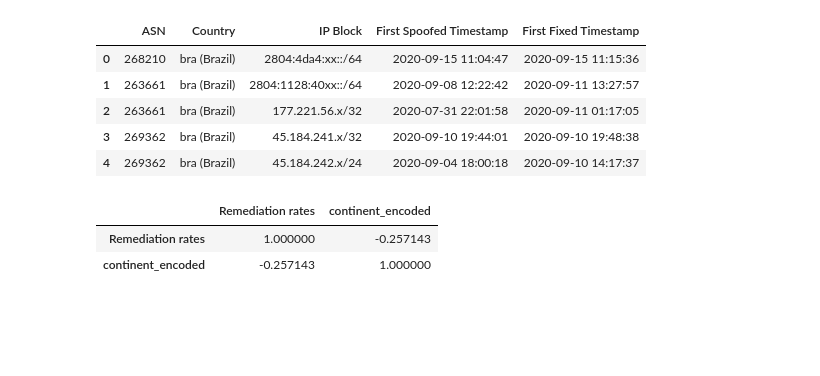
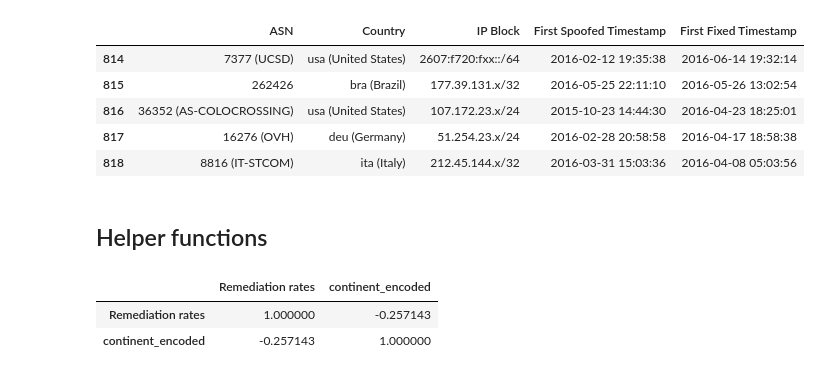
Before and after one commit to astamagg/econ_sec, a Jupyter notebook: Project_3.ipynb, the cells around one changed output. Cells and saved outputs as stored; diff of their text form; code cells hidden in the pictures; blank space fills up the shorter version.

```diff
--- a/Project_3.ipynb
+++ b/Project_3.ipynb
@@ -31,12 +35,11 @@ df_received.head()
 | 55 | 966158 | 2020-08-31 21:59:07 | 2a02:27b0:45xx::/40 | 9146 (BIHNET) | bih (Bosnia and Herzegovina) | no | received | ... |
 # %%
 remedies_df = pd.read_csv("remedies.csv", sep=';')
-
-remedies_df.head()
+remedies_df.tail()
 # %% [output]
 |  | ASN | Country | IP Block | First Spoofed Timestamp | First Fixed Timestamp |
-| 0 | 268210 | bra (Brazil) | 2804:4da4:xx::/64 | 2020-09-15 11:04:47 | 2020-09-15 11:15:36 |
-| 1 | 263661 | bra (Brazil) | 2804:1128:40xx::/64 | 2020-09-08 12:22:42 | 2020-09-11 13:27:57 |
-| 2 | 263661 | bra (Brazil) | 177.221.56.x/32 | 2020-07-31 22:01:58 | 2020-09-11 01:17:05 |
-| 3 | 269362 | bra (Brazil) | 45.184.241.x/32 | 2020-09-10 19:44:01 | 2020-09-10 19:48:38 |
-| 4 | 269362 | bra (Brazil) | 45.184.242.x/24 | 2020-09-04 18:00:18 | 2020-09-10 14:17:37 |
+| 814 | 7377 (UCSD) | usa (United States) | 2607:f720:fxx::/64 | 2016-02-12 19:35:38 | 2016-06-14 19:32:14 |
+| 815 | 262426 | bra (Brazil) | 177.39.131.x/32 | 2016-05-25 22:11:10 | 2016-05-26 13:02:54 |
+| 816 | 36352 (AS-COLOCROSSING) | usa (United States) | 107.172.23.x/24 | 2015-10-23 14:44:30 | 2016-04-23 18:25:01 |
+| 817 | 16276 (OVH) | deu (Germany) | 51.254.23.x/24 | 2016-02-28 20:58:58 | 2016-04-17 18:58:38 |
+| 818 | 8816 (IT-STCOM) | ita (Italy) | 212.45.144.x/32 | 2016-03-31 15:03:36 | 2016-04-08 05:03:56 |
@@ -65,0 +58,2 @@ def calc_average(lst):
+# %% [markdown]
+## Helper functions
```
Also changed, not shown: parts of 29 cells of this notebook.
